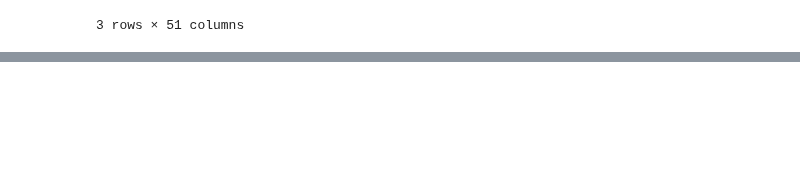
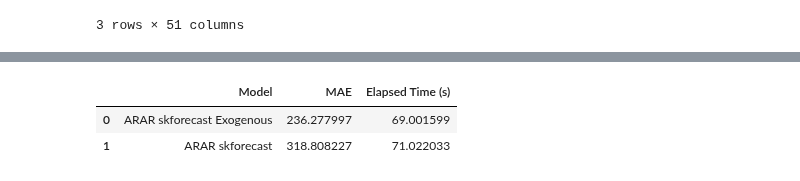
Before and after one commit to skforecast/skforecast, a Jupyter notebook: dev/benchmark-statistical-models.ipynb, the cells around one changed output, grey strips where cells are left out. Cells and saved outputs as stored; diff of their text form; code cells hidden in the pictures; blank space fills up the shorter version.

```diff
--- a/dev/benchmark-statistical-models.ipynb
+++ b/dev/benchmark-statistical-models.ipynb
@@ -403,0 +520,46 @@ ax.legend();
+# %%
+# Backtesting ForecasterStats with ARAR skforecast with exog
+# ==============================================================================
+cv = TimeSeriesFold(
+        steps              = 24,
+        initial_train_size = len(data.loc[:end_train]),
+        refit              = True,
+        fixed_train_size   = False,
+      )
+forecaster = ForecasterStats(
+                 estimator=Arar(max_ar_depth=72, max_lag=72)
+             )
+
+start = timeit.default_timer()
+metric_arar_exog, pred_arar_exog = backtesting_stats(
+    forecaster = forecaster,
+    y          = data['Demand'],
+    exog       = data[['Temperature', 'Holiday']],
+    cv         = cv,
+    metric     = 'mean_absolute_error'
+)
+stop = timeit.default_timer()
+elapsed_time_arar_exog = stop - start
+# %%
+results = pd.DataFrame(
+    {
+        "Model": [
+            "ARAR skforecast",
+            "ARAR skforecast Exogenous",
+        ],
+        "MAE": [
+            metric_arar.at[0, "mean_absolute_error"],
+            metric_arar_exog.at[0, "mean_absolute_error"],
+        ],
+        "Elapsed Time (s)": [
+            elapsed_time_arar,
+            elapsed_time_arar_exog
+        ],
+    }
+)
+results = results.sort_values(by="MAE").reset_index(drop=True)
+results
+# %% [output]
+|  | Model | MAE | Elapsed Time (s) |
+| 0 | ARAR skforecast Exogenous | 236.277997 | 69.001599 |
+| 1 | ARAR skforecast | 318.808227 | 71.022033 |
```
Also changed, not shown: parts of 14 cells of this notebook, 2 other files.
